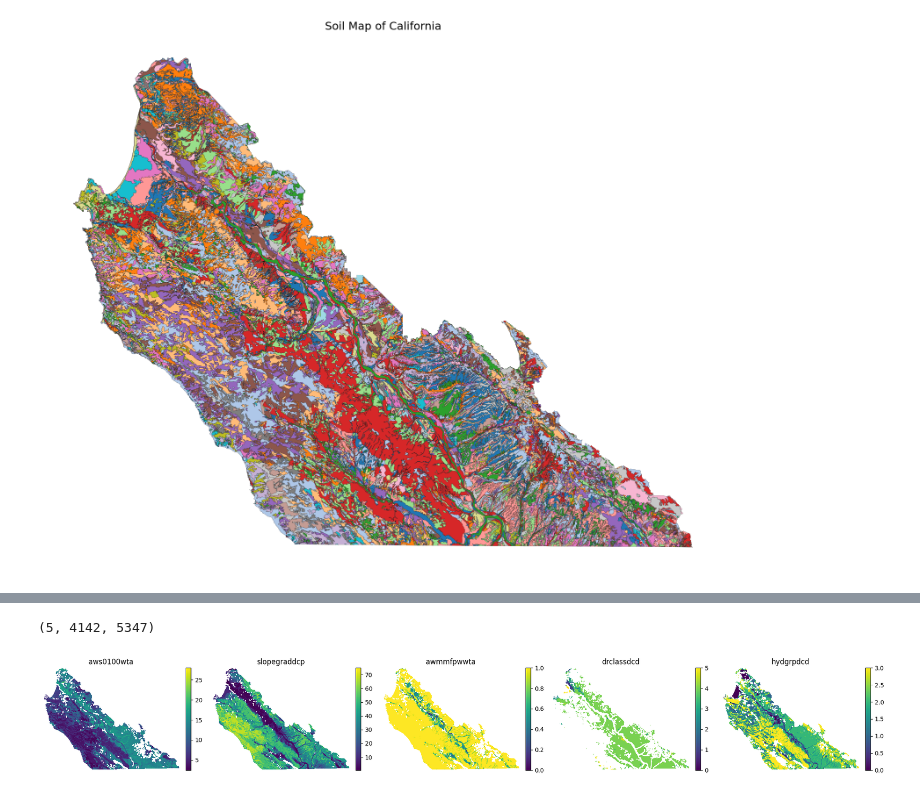
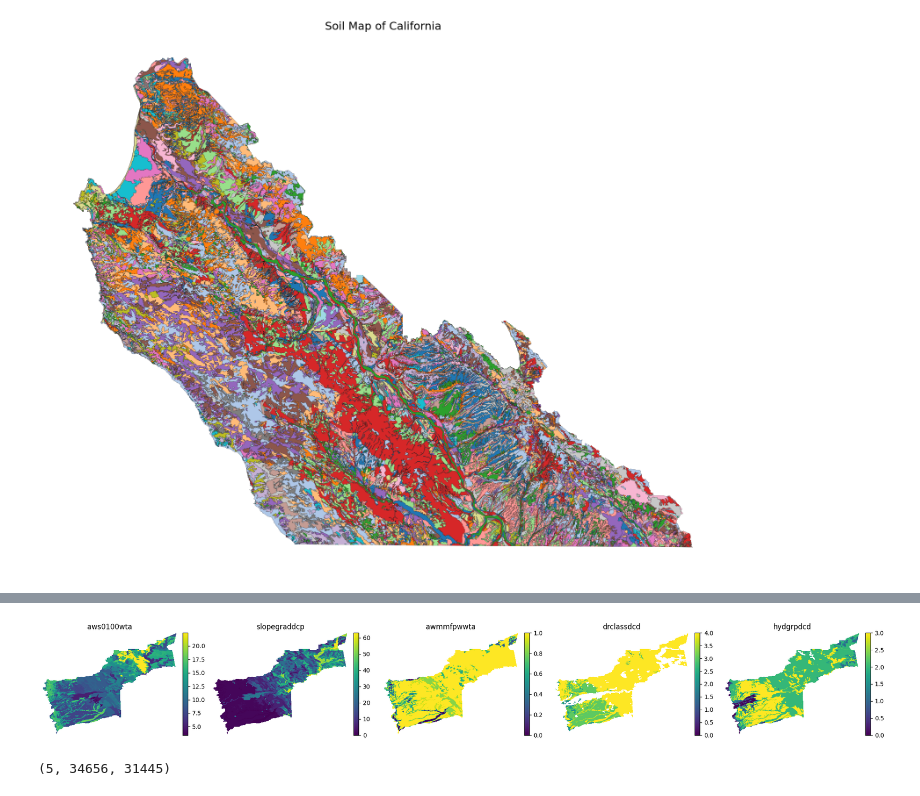
Before and after one commit to plant-ai-biophysics-lab/california-crop-yield-benchmark, a Jupyter notebook: dataset/download_county_dataset/download_soil_data.ipynb, the cells around one changed output, grey strips where cells are left out. Drawn from its saved outputs; the diff is of its cells as text; code cells hidden in the pictures.

```diff
--- a/dataset/download_county_dataset/download_soil_data.ipynb
+++ b/dataset/download_county_dataset/download_soil_data.ipynb
@@ -162,0 +71,5 @@ for i, attr in enumerate(existing_attributes):
+# %%
+attribute_matrix = util.soil_vars_gen(county_name = 'Yuba')
+util.plot_soil_vars(attribute_matrix)
+# %% [output]
+[figure, added]
@@ -163,22 +78,4 @@ for i, attr in enumerate(existing_attributes):
 # %%
-attribute_matrix.shape
+out.shape
 # %% [output]
-(5, 4142, 5347)
+(5, 34656, 31445)
-# %%
-import matplotlib.pyplot as plt
-fig, axes = plt.subplots(1, 5, figsize=(20, 3), facecolor='white')
-
-# Plot each soil variable
-for i in range(5):
-    ax = axes[i]
-    im = ax.imshow(attribute_matrix[i], cmap='viridis', aspect='auto')
-    ax.set_facecolor("white")
-    ax.set_title(soil_attributes[i])
-    ax.axis("off")  # Hide axes for better visualization
-    fig.colorbar(im, ax=ax, fraction=0.046, pad=0.04)
-
-# Adjust layout
-plt.tight_layout()
-plt.show()
-# %% [output]
-[figure, removed]
```
Also changed, not shown: parts of 10 cells of this notebook, 14 other files.
